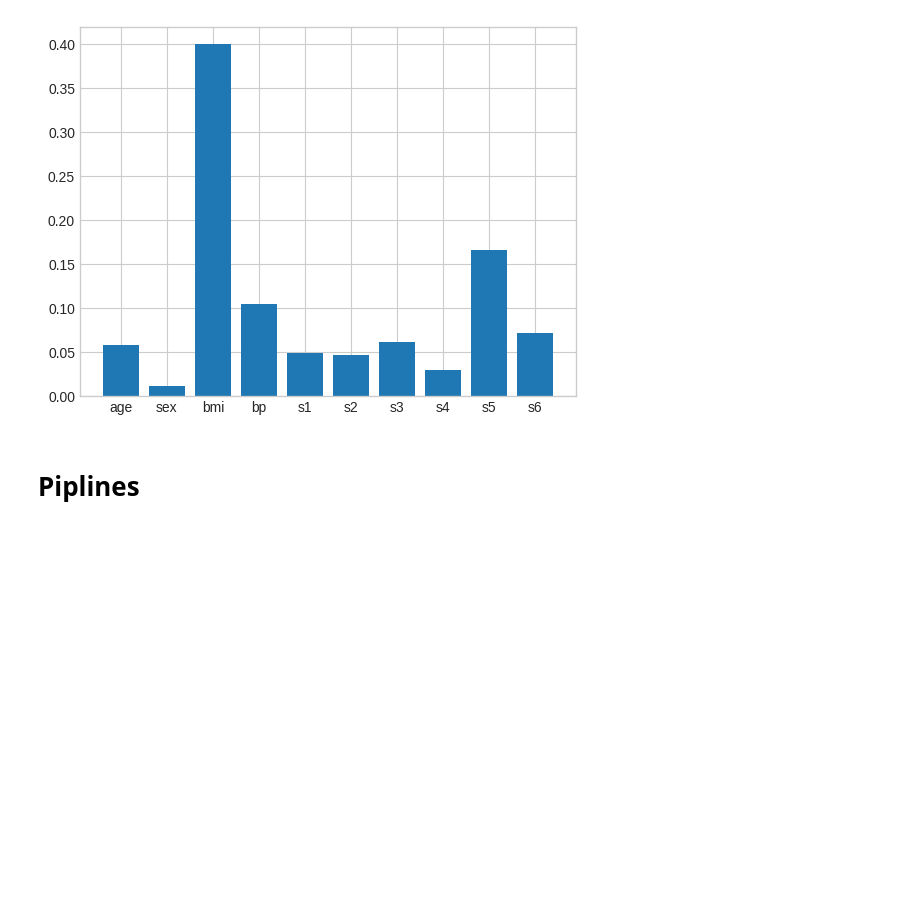
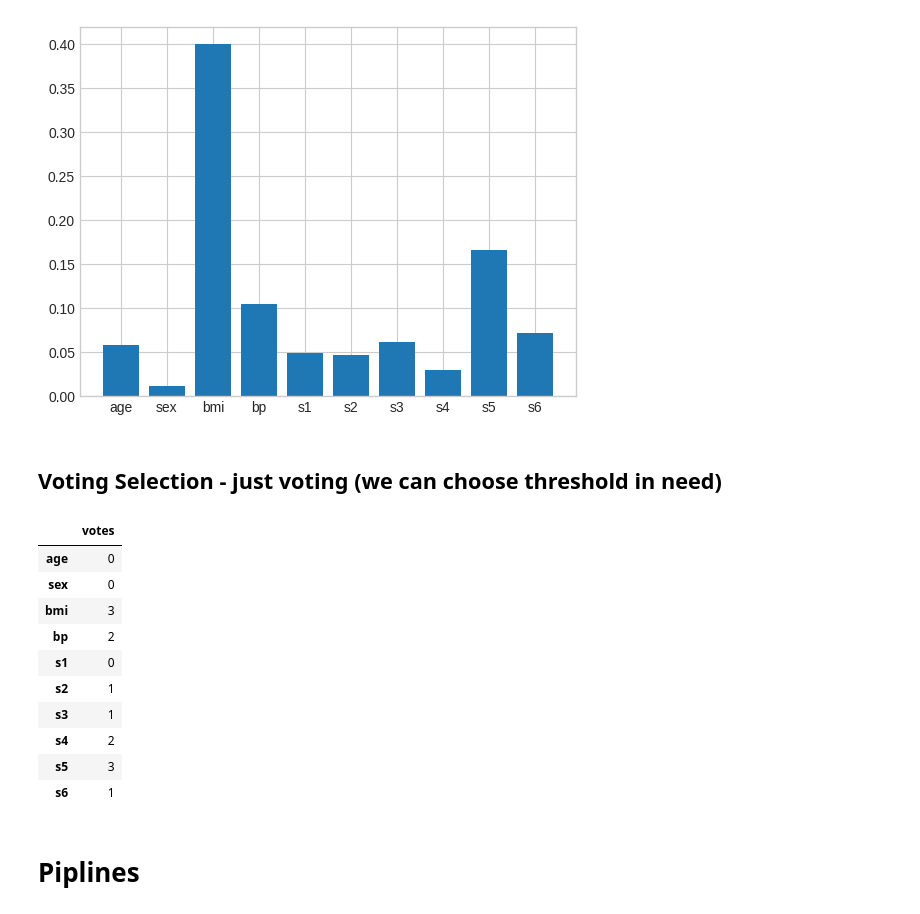
Before and after one commit to xXKeNdAmAmAsTeRXx/Machine-Learning-Tasks, a Jupyter notebook: Model_Selection_and_Regularization/Regression - Diabetes Dataset.ipynb, the cells around one changed output. Cells and saved outputs as stored; diff of their text form; code cells hidden in the pictures; blank space fills up the shorter version.

Commit message:
voting feature selection

```diff
--- a/Model_Selection_and_Regularization/Regression - Diabetes Dataset.ipynb
+++ b/Model_Selection_and_Regularization/Regression - Diabetes Dataset.ipynb
@@ -317,6 +317,34 @@ plt.bar(names,imp)
 plt.show()
 # %% [output]
 [figure]
+# %% [markdown]
+## Voting Selection - just voting (we can choose threshold in need)
+# %%
+votes = dict(zip(names, [0]*10))
+for v in select_features(VT).columns:
+    votes[v] += 1
+
+for v in select_features(US).columns:
+    votes[v] += 1
+
+for v in select_features(MBS).columns:
+    votes[v] += 1
+
+df_votes = pd.DataFrame.from_dict(votes, orient='index')
+df_votes.columns = ['votes']
+df_votes
+# %% [output]
+|  | votes |
+| age | 0 |
+| sex | 0 |
+| bmi | 3 |
+| bp | 2 |
+| s1 | 0 |
+| s2 | 1 |
+| s3 | 1 |
+| s4 | 2 |
+| s5 | 3 |
+| s6 | 1 |
 # %% [markdown]
 # Piplines
 # %%
```
